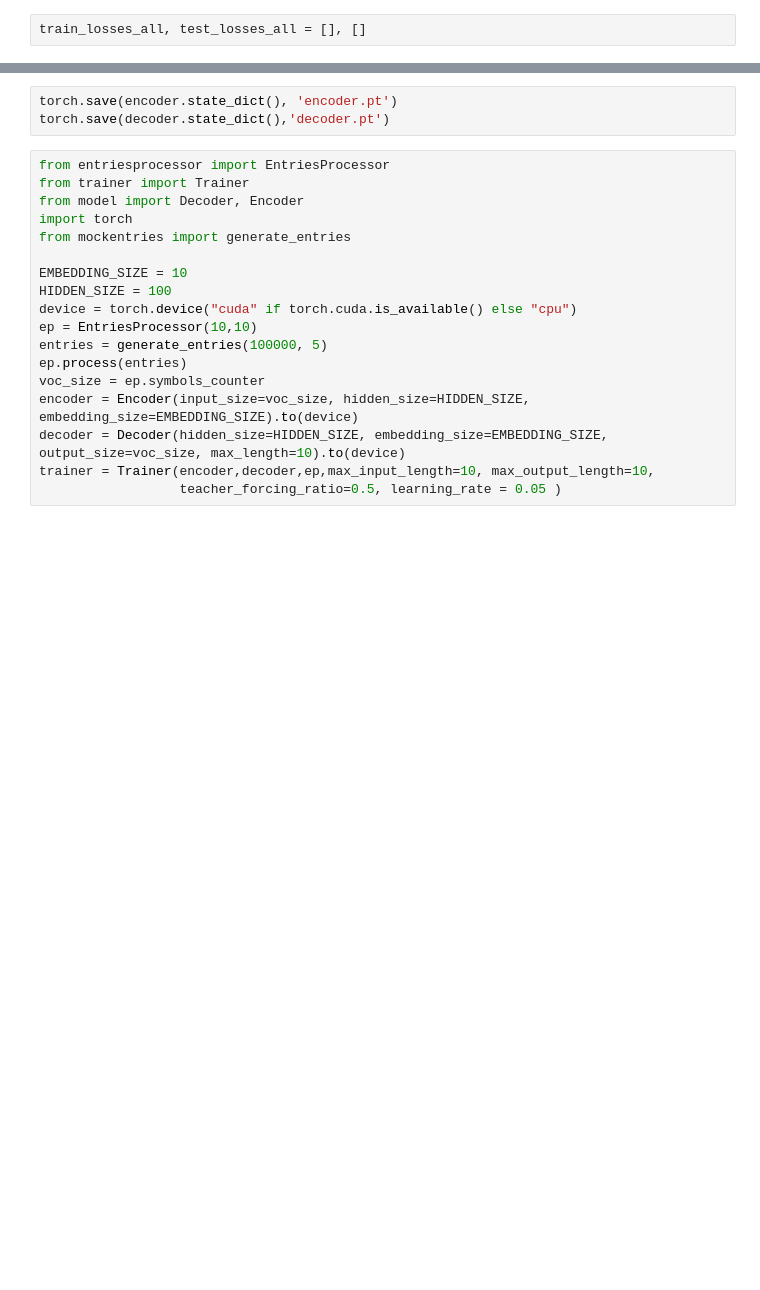
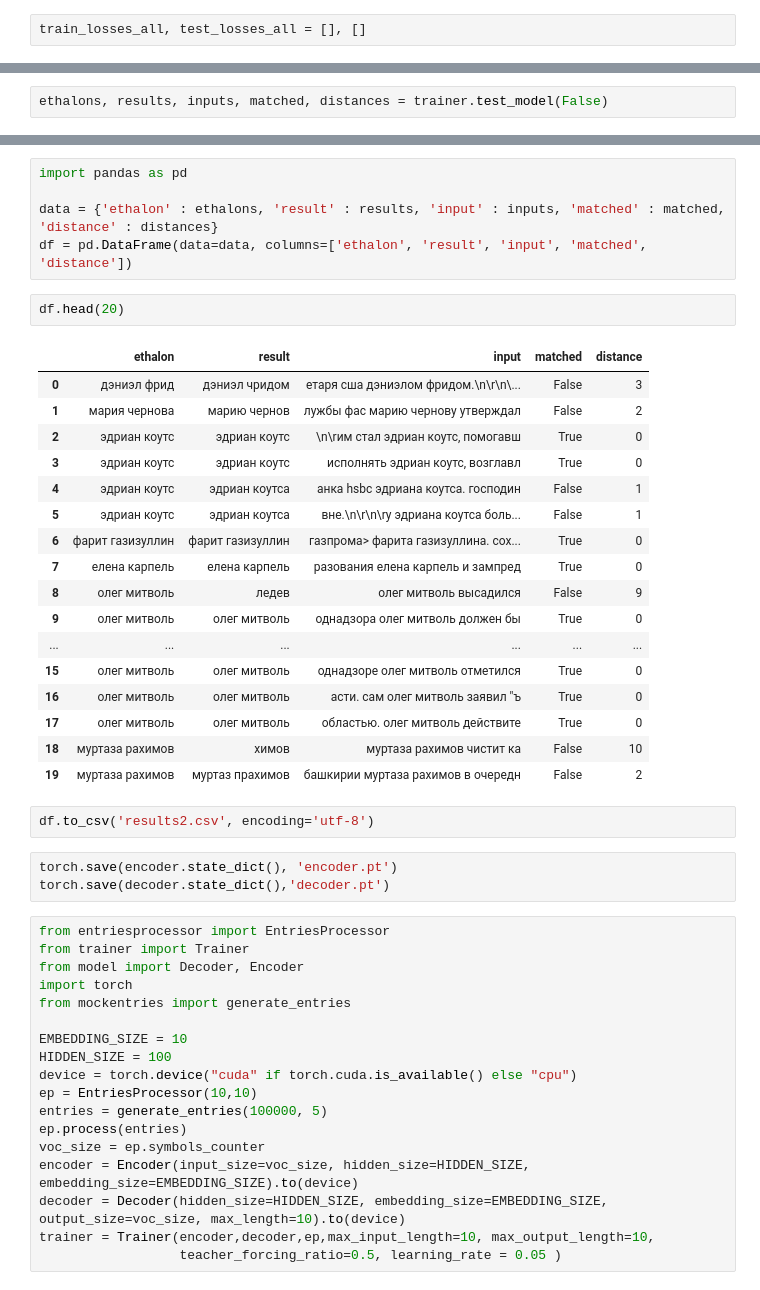
Before and after one commit to Sdernal/TextNormalization, a Jupyter notebook: WithPytorch/Experiments.ipynb, the cells around one changed output, grey strips where cells are left out. Drawn from its saved outputs; the diff is of its cells as text; blank space fills up the shorter version.

```diff
--- a/WithPytorch/Experiments.ipynb
+++ b/WithPytorch/Experiments.ipynb
@@ -63,0 +73,2 @@ Epoch 3
+# %%
+ethalons, results, inputs, matched, distances = trainer.test_model(False)
@@ -71,3 +113,30 @@ plt.show()
+# %%
+import pandas as pd
+
+data = {'ethalon' : ethalons, 'result' : results, 'input' : inputs, 'matched' : matched, 'distance' : distances}
+df = pd.DataFrame(data=data, columns=['ethalon', 'result', 'input', 'matched', 'distance'])
+# %%
+df.head(20)
+# %% [output]
+|  | ethalon | result | input | matched | distance |
+| 0 | дэниэл фрид | дэниэл чридом | етаря сша дэниэлом фридом.\n\r\n\... | False | 3 |
+| 1 | мария чернова | марию чернов | лужбы фас марию чернову утверждал | False | 2 |
+| 2 | эдриан коутс | эдриан коутс | \n\rим стал эдриан коутс, помогавш | True | 0 |
+| 3 | эдриан коутс | эдриан коутс | исполнять эдриан коутс, возглавл | True | 0 |
+| 4 | эдриан коутс | эдриан коутса | анка hsbc эдриана коутса. господин | False | 1 |
+| 5 | эдриан коутс | эдриан коутса | вне.\n\r\n\rу эдриана коутса боль... | False | 1 |
+| 6 | фарит газизуллин | фарит газизуллин | газпрома> фарита газизуллина. сох... | True | 0 |
+| 7 | елена карпель | елена карпель | разования елена карпель и зампред | True | 0 |
+| 8 | олег митволь | ледев | олег митволь высадился | False | 9 |
+| 9 | олег митволь | олег митволь | однадзора олег митволь должен бы | True | 0 |
+| ... | ... | ... | ... | ... | ... |
+| 15 | олег митволь | олег митволь | однадзоре олег митволь отметился | True | 0 |
+| 16 | олег митволь | олег митволь | асти. сам олег митволь заявил "ъ | True | 0 |
+| 17 | олег митволь | олег митволь | областью. олег митволь действите | True | 0 |
+| 18 | муртаза рахимов | химов | муртаза рахимов чистит ка | False | 10 |
+| 19 | муртаза рахимов | муртаз прахимов | башкирии муртаза рахимов в очередн | False | 2 |
+# %%
+df.to_csv('results2.csv', encoding='utf-8')
 # %%
 torch.save(encoder.state_dict(), 'encoder.pt')
 torch.save(decoder.state_dict(),'decoder.pt')
```
Also changed, not shown: parts of 12 cells of this notebook, 3 other files.
